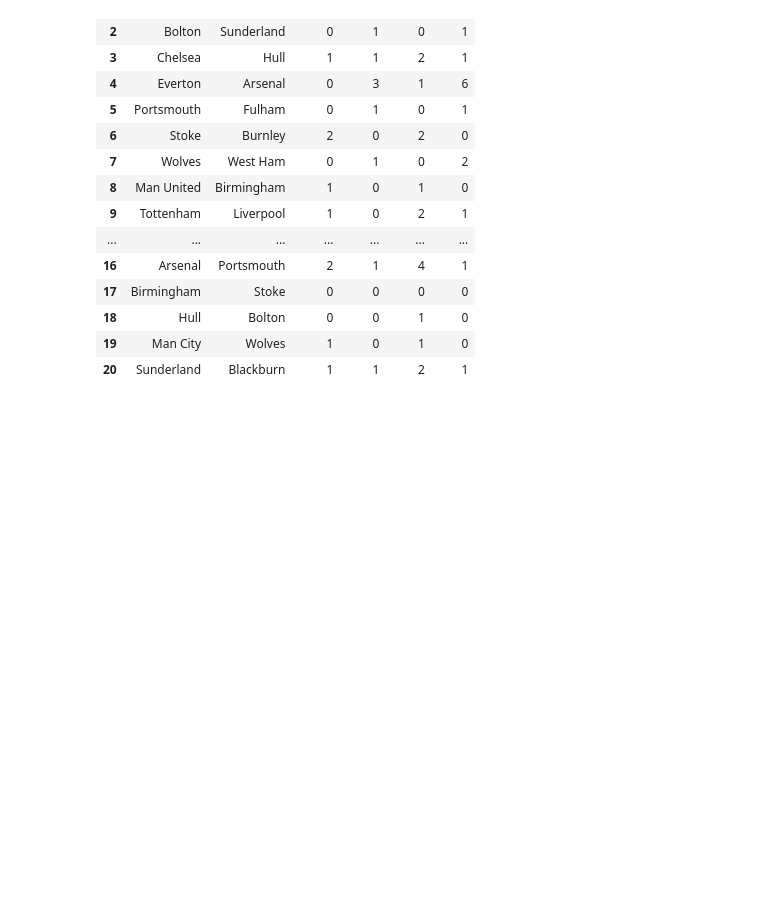
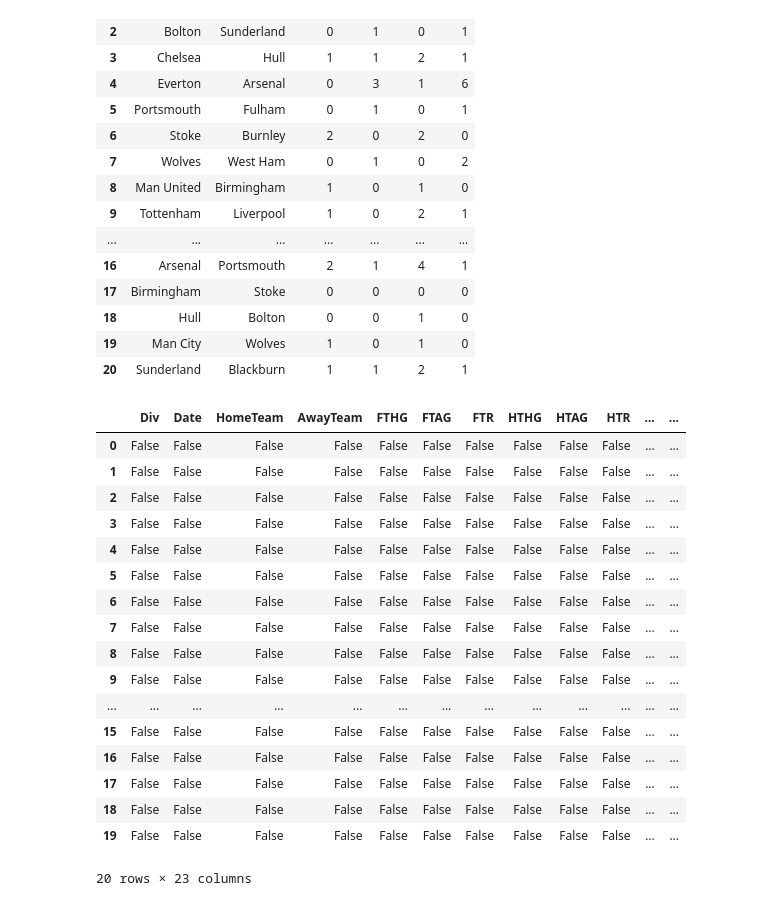
Before and after one commit to moustafa-karaki/premier_league, a Jupyter notebook: premier_league.ipynb, the cells around one changed output. Cells and saved outputs as stored; diff of their text form; code cells hidden in the pictures; blank space fills up the shorter version.

Commit message:
first_try_comebacks

```diff
--- a/premier_league.ipynb
+++ b/premier_league.ipynb
@@ -264,3 +276,26 @@ prem09.loc[:20, ["HomeTeam","AwayTeam","HTHG","HTAG","FTHG","FTAG" ]]
 | 18 | Hull | Bolton | 0 | 0 | 1 | 0 |
 | 19 | Man City | Wolves | 1 | 0 | 1 | 0 |
 | 20 | Sunderland | Blackburn | 1 | 1 | 2 | 1 |
+# %%
+prem09_comebacks = prem09.apply(lambda x: (prem09["HTHG"] > prem09["HTAG"]) & (prem09["FTHG"] < prem09["FTAG"]), axis = 0)
+# %%
+prem09_comebacks[:20]
+# %% [output]
+|  | Div | Date | HomeTeam | AwayTeam | FTHG | FTAG | FTR | HTHG | HTAG | HTR | ... | ... |
+| 0 | False | False | False | False | False | False | False | False | False | False | ... | ... |
+| 1 | False | False | False | False | False | False | False | False | False | False | ... | ... |
+| 2 | False | False | False | False | False | False | False | False | False | False | ... | ... |
+| 3 | False | False | False | False | False | False | False | False | False | False | ... | ... |
+| 4 | False | False | False | False | False | False | False | False | False | False | ... | ... |
+| 5 | False | False | False | False | False | False | False | False | False | False | ... | ... |
+| 6 | False | False | False | False | False | False | False | False | False | False | ... | ... |
+| 7 | False | False | False | False | False | False | False | False | False | False | ... | ... |
+| 8 | False | False | False | False | False | False | False | False | False | False | ... | ... |
+| 9 | False | False | False | False | False | False | False | False | False | False | ... | ... |
+| ... | ... | ... | ... | ... | ... | ... | ... | ... | ... | ... | ... | ... |
+| 15 | False | False | False | False | False | False | False | False | False | False | ... | ... |
+| 16 | False | False | False | False | False | False | False | False | False | False | ... | ... |
+| 17 | False | False | False | False | False | False | False | False | False | False | ... | ... |
+| 18 | False | False | False | False | False | False | False | False | False | False | ... | ... |
+| 19 | False | False | False | False | False | False | False | False | False | False | ... | ... |
+20 rows × 23 columns
```
Also changed, not shown: parts of 1 cell of this notebook.
